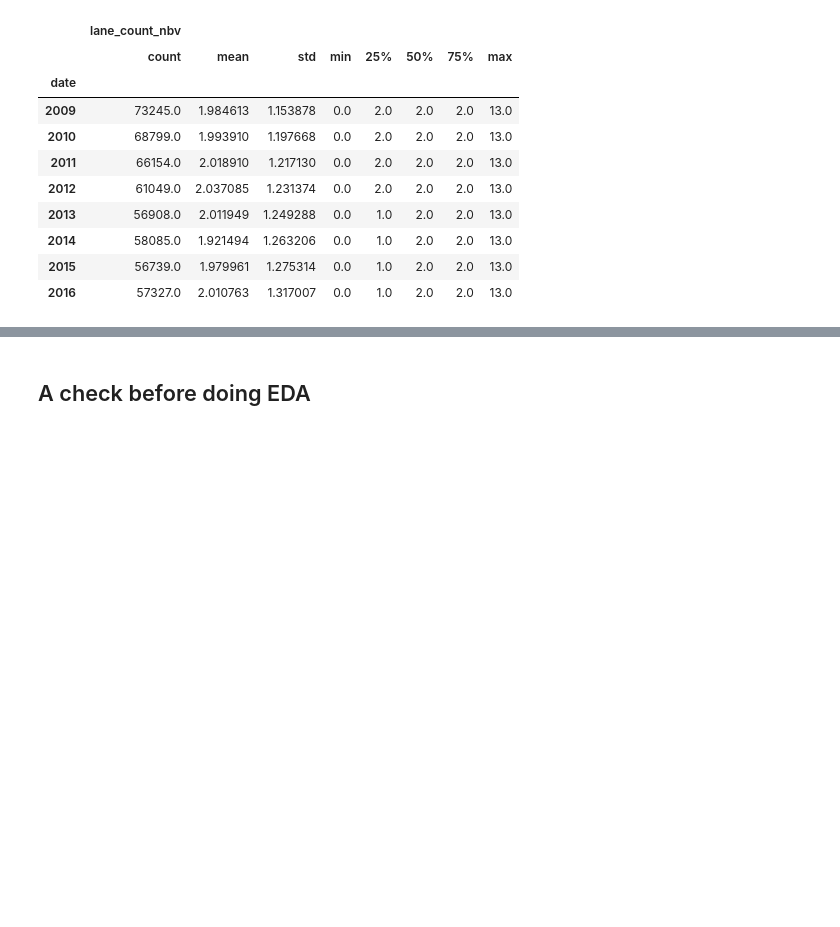
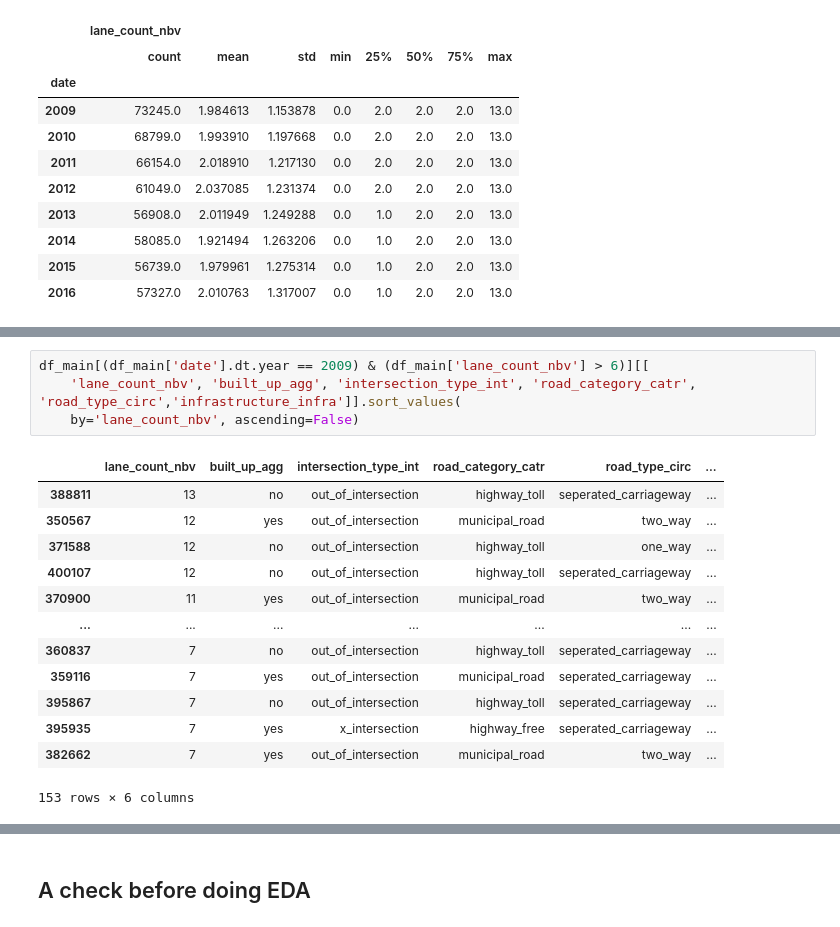
Before and after one commit to August-JF-Perez/AugustP_Crash_Location_Characterization, a Jupyter notebook: Capstone 3 Data Wrangling and EDA.ipynb, the cells around one changed output, grey strips where cells are left out. Cells and saved outputs as stored; diff of their text form; blank space fills up the shorter version.

```diff
--- a/Capstone 3 Data Wrangling and EDA.ipynb
+++ b/Capstone 3 Data Wrangling and EDA.ipynb
@@ -1985,0 +2002,18 @@ df_main['lane_count_nbv'].value_counts(dropna=False).sort_index(ascending=True)
+# %%
+df_main[(df_main['date'].dt.year == 2009) & (df_main['lane_count_nbv'] > 6)][[
+    'lane_count_nbv', 'built_up_agg', 'intersection_type_int', 'road_category_catr', 'road_type_circ','infrastructure_infra']].sort_values(
+    by='lane_count_nbv', ascending=False)
+# %% [output]
+|  | lane_count_nbv | built_up_agg | intersection_type_int | road_category_catr | road_type_circ | ... |
+| 388811 | 13 | no | out_of_intersection | highway_toll | seperated_carriageway | ... |
+| 350567 | 12 | yes | out_of_intersection | municipal_road | two_way | ... |
+| 371588 | 12 | no | out_of_intersection | highway_toll | one_way | ... |
+| 400107 | 12 | no | out_of_intersection | highway_toll | seperated_carriageway | ... |
+| 370900 | 11 | yes | out_of_intersection | municipal_road | two_way | ... |
+| ... | ... | ... | ... | ... | ... | ... |
+| 360837 | 7 | no | out_of_intersection | highway_toll | seperated_carriageway | ... |
+| 359116 | 7 | yes | out_of_intersection | municipal_road | seperated_carriageway | ... |
+| 395867 | 7 | no | out_of_intersection | highway_toll | seperated_carriageway | ... |
+| 395935 | 7 | yes | x_intersection | highway_free | seperated_carriageway | ... |
+| 382662 | 7 | yes | out_of_intersection | municipal_road | two_way | ... |
+153 rows × 6 columns
```
Also changed, not shown: parts of 11 cells of this notebook.
